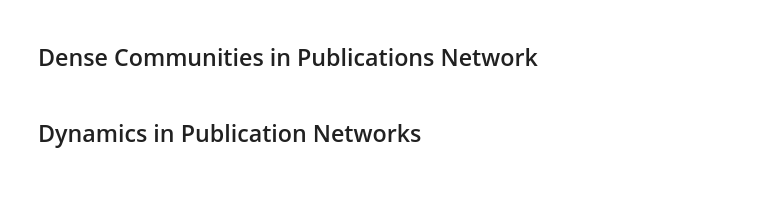
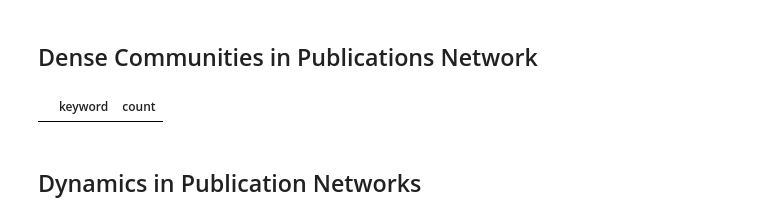
Before and after one commit to achmand/SciPi, a Jupyter notebook: src/scipi.visualization/Scipi.Visualisations.ipynb, the cells around one changed output. Cells and saved outputs as stored; diff of their text form; code cells hidden in the pictures; blank space fills up the shorter version.

```diff
--- a/src/scipi.visualization/Scipi.Visualisations.ipynb
+++ b/src/scipi.visualization/Scipi.Visualisations.ipynb
@@ -13,3 +11,7 @@ visual = ScipiVisual(cassandra_points=cassandra_points)
+# %%
+visual.plot_bubble_topics()
+# %% [output]
+|  | keyword | count |
 # %% [markdown]
 ## Dynamics in Publication Networks
 # %%
```
Also changed, not shown: parts of 4 cells of this notebook, 1 other file.
